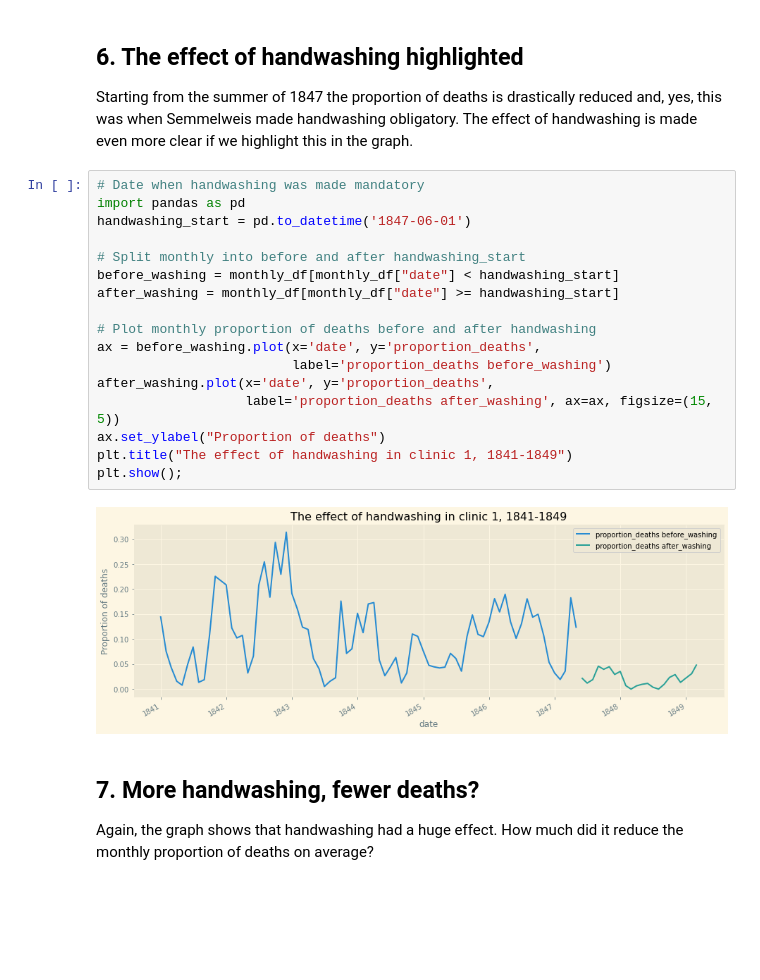
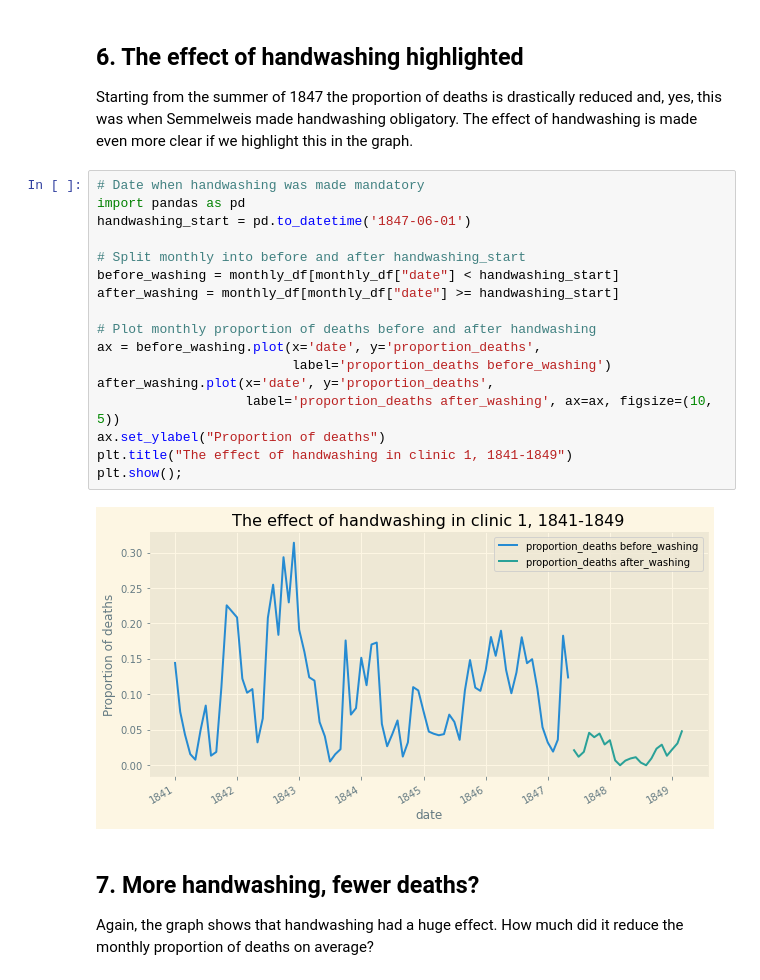
Before and after one commit to allaccountstaken/data_triflings, a Jupyter notebook: handwashing.ipynb, the cells around one changed output. Drawn from its saved outputs; the diff is of its cells as text; blank space fills up the shorter version.

```diff
--- a/handwashing.ipynb
+++ b/handwashing.ipynb
@@ -79,22 +79,22 @@ The effect of handwashing is made even more clear if we highlight this in the gr
 # %%
 # Date when handwashing was made mandatory
 import pandas as pd
 handwashing_start = pd.to_datetime('1847-06-01')
 
 # Split monthly into before and after handwashing_start
 before_washing = monthly_df[monthly_df["date"] < handwashing_start]
 after_washing = monthly_df[monthly_df["date"] >= handwashing_start]
 
 # Plot monthly proportion of deaths before and after handwashing
 ax = before_washing.plot(x='date', y='proportion_deaths',
                          label='proportion_deaths before_washing')
 after_washing.plot(x='date', y='proportion_deaths',
-                   label='proportion_deaths after_washing', ax=ax, figsize=(15, 5))
+                   label='proportion_deaths after_washing', ax=ax, figsize=(10, 5))
 ax.set_ylabel("Proportion of deaths")
 plt.title("The effect of handwashing in clinic 1, 1841-1849")
 plt.show();
 # %% [output]
-[figure, old version]
+[figure, new version]
 # %% [markdown]
 ## 7. More handwashing, fewer deaths?
 Again, the graph shows that handwashing had a huge effect. How much did it reduce the monthly proportion of deaths on average?
```
